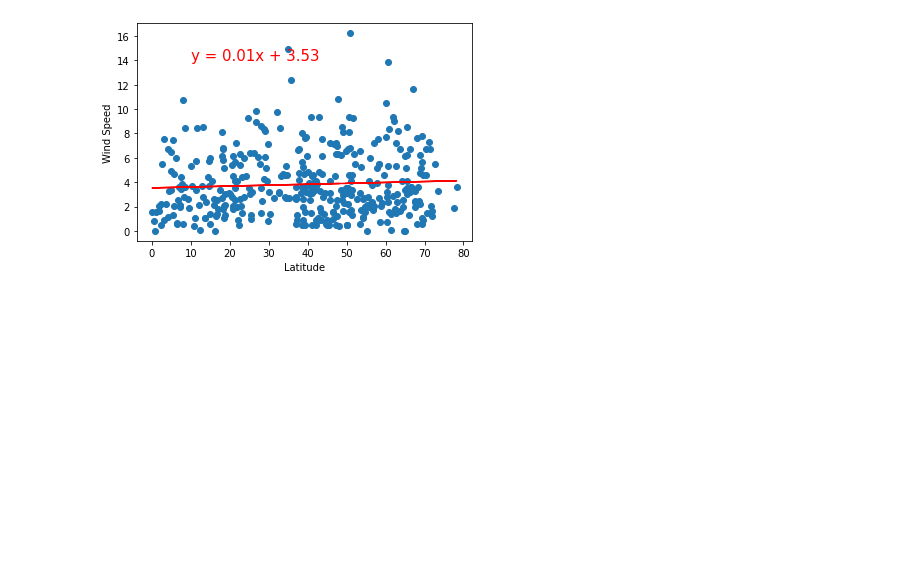
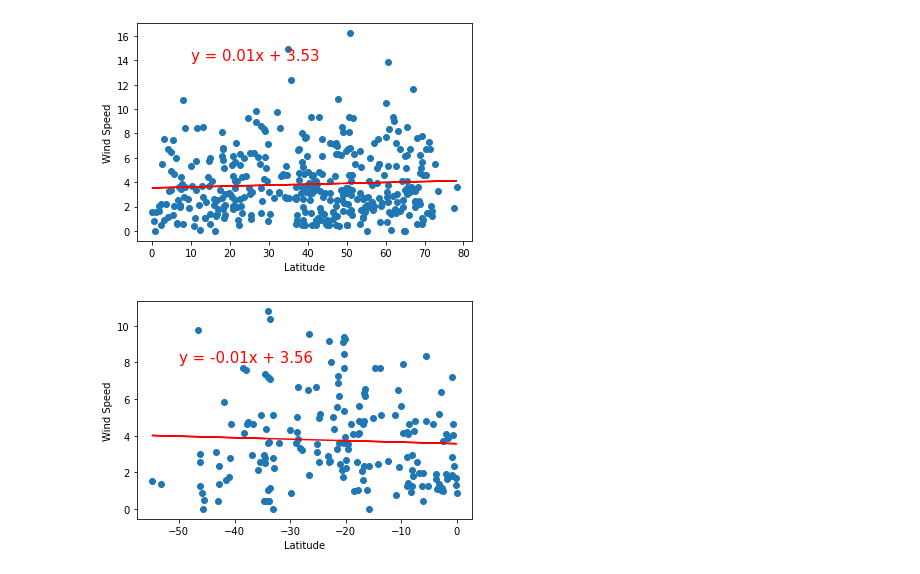
Before and after one commit to chrabach/06.World_Weather_Analysis, a Jupyter notebook: WeatherPy.ipynb, the cells around one changed output. Saved outputs shown, nothing was run; the diff lists cells and outputs as text; code cells hidden in the pictures; blank space fills up the shorter version.

```diff
--- a/WeatherPy.ipynb
+++ b/WeatherPy.ipynb
@@ -442,8 +442,10 @@ plot_linear_regression(x_values, y_values,
 # %%
 # Linear regression on the Southern Hemisphere
 x_values = southern_hemi_df["Lat"]
 y_values = southern_hemi_df["Wind Speed"]
 # Call the function.
 plot_linear_regression(x_values, y_values,
                        'Linear Regression on the Southern Hemisphere \
-                        for Wind Speed', 'Wind Speed',(-50,35))
+                        for Wind Speed', 'Wind Speed',(-50,8))
+# %% [output]
+[figure, added]
```
Also changed, not shown: 2 other files.
